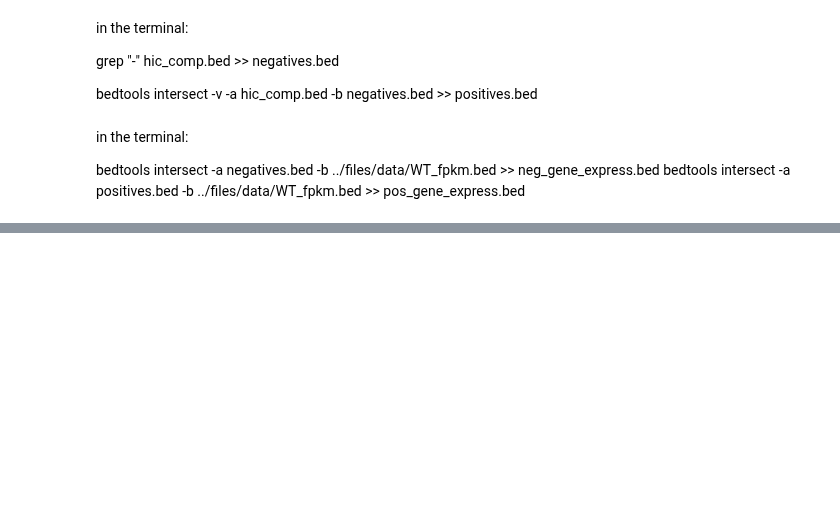
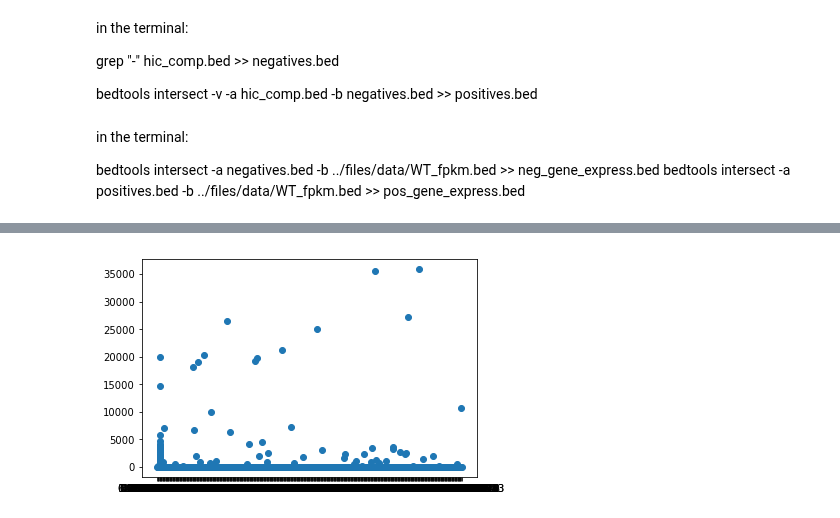
Before and after one commit to chende35/qbb2020-answers, a Jupyter notebook: week9/submits/week9-assisgnment.ipynb, the cells around one changed output, grey strips where cells are left out. Cells and saved outputs as stored; diff of their text form; code cells hidden in the pictures; blank space fills up the shorter version.

```diff
--- a/week9/submits/week9-assisgnment.ipynb
+++ b/week9/submits/week9-assisgnment.ipynb
@@ -145,0 +152,2 @@ plt.show()
+# %%
+bw = pyBigWig.open('../files/data/WT_H3K27me3.bw')
@@ -145,0 +158,35 @@ plt.show()
+# %%
+meth_list1 = []
+expression_list1 = []
+file1 = 'neg_gene_express.bed'
+for line in open(file1):
+    field = line.strip('\r\n').split('\t')
+    start_pos=int(field[1])
+    end_pos=int(field[2])
+    expression=field[4]
+    expression_list1.append(expression)
+    meth_sum = bw.stats('chr13', start_pos, end_pos, type='sum')
+    if meth_sum == [None]:
+        meth_list1.append([1])
+    else:
+        meth_list1.append(meth_sum)
+# %%
+meth_list = []
+expression_list = []
+file = 'pos_gene_express.bed'
+for line in open(file):
+    field = line.strip('\r\n').split('\t')
+    start_pos=int(field[1])
+    end_pos=int(field[2])
+    expression=field[4]
+    expression_list.append(expression)
+    meth_sum = bw.stats('chr13', start_pos, end_pos, type='sum')
+    if meth_sum == [None]:
+        meth_list.append([1])
+    else:
+        meth_list.append(meth_sum)
+# %%
+plt.scatter(expression_list, meth_list)
+plt.show()
+# %% [output]
+[figure, added]
```
Also changed, not shown: parts of 25 cells of this notebook.
